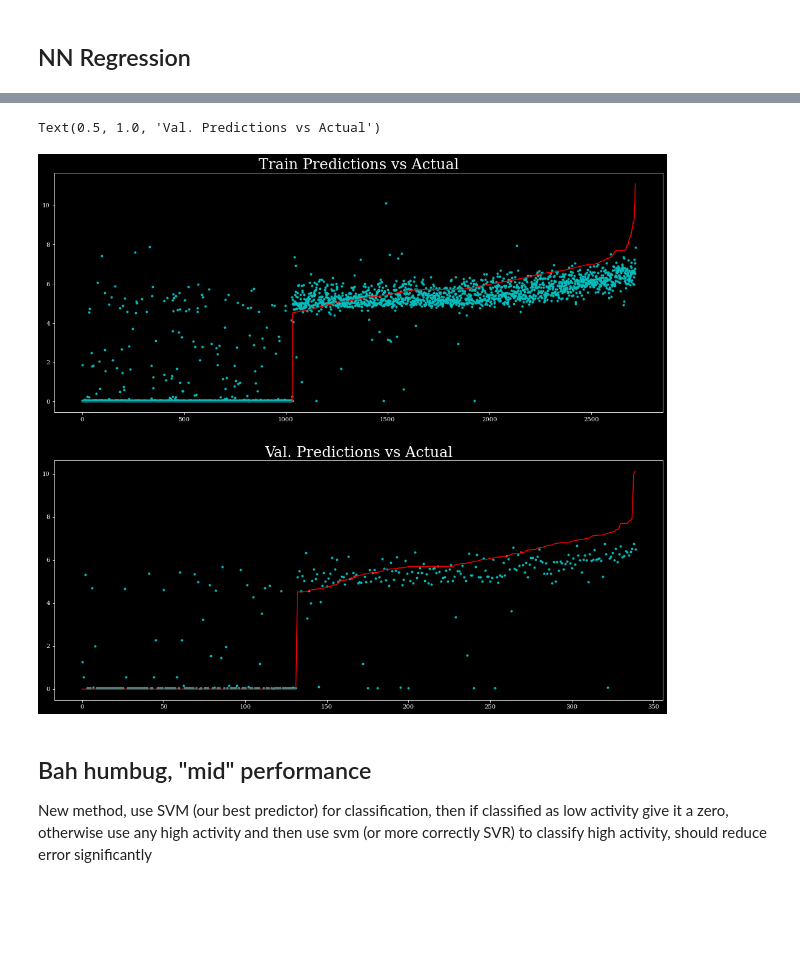
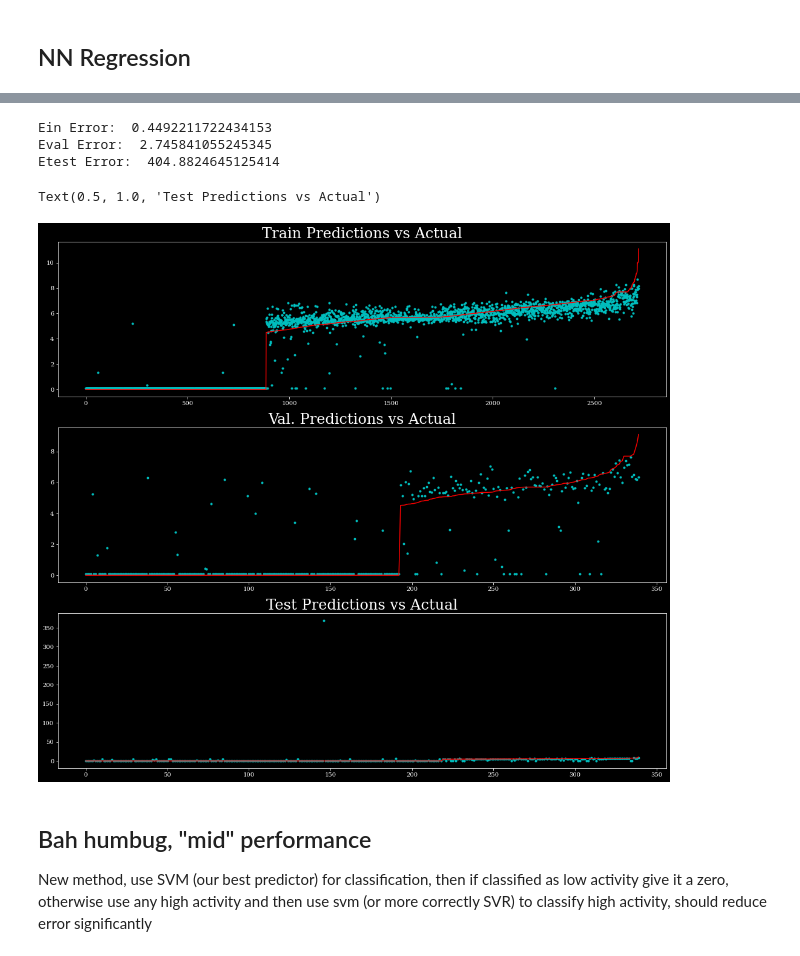
Before and after one commit to timothylindsey/Biola-Lawrence-Livermore-Project, a Jupyter notebook: Code/Regression Models (SVM and NN).ipynb, the cells around one changed output, grey strips where cells are left out. Drawn from its saved outputs; the diff is of its cells as text; code cells hidden in the pictures; blank space fills up the shorter version.

```diff
--- a/Code/Regression Models (SVM and NN).ipynb
+++ b/Code/Regression Models (SVM and NN).ipynb
@@ -14,9 +30,9 @@ print(s.split('.'))
 # %% [output]
 ['testing', 'trex']
 # %%
-compoundsTrain, smilesTrain, labelsTrain, compoundDataTrain, activitiesTrain = Loader.getTrain(defaultValue=0)
-compoundsTest, smilesTest, labelsTest, compoundDataTest, activitiesTest = Loader.getTest(defaultValue=0)
-compoundsValidate, smilesValidate, labelsValidate, compoundDataValidate, activitiesValidate = Loader.getValidate(defaultValue=0)
+compoundsTrain, smilesTrain, labelsTrain, compoundDataTrain, activitiesTrain = Loader.getTrain(defaultValue=0,scaffold=True)
+compoundsTest, smilesTest, labelsTest, compoundDataTest, activitiesTest = Loader.getTest(defaultValue=0,scaffold=True)
+compoundsValidate, smilesValidate, labelsValidate, compoundDataValidate, activitiesValidate = Loader.getValidate(defaultValue=0,scaffold=True)
 
 trainData, testData, valData = Transformer.normalizeData(compoundDataTrain, compoundDataTest,
                                                          compoundDataValidate, newMean=0, newStd=1)
@@ -135,21 +156,33 @@ Epoch 50/50
 # %%
-fig, ax = plt.subplots(2, figsize=(18,16))
+fig, ax = plt.subplots(3, figsize=(18,16))
 
-trainPred = model.predict(trainData).flatten()
-valPred = model.predict(valData).flatten()
+trainPred = nnRegrMod.predict(trainData).flatten()
+valPred = nnRegrMod.predict(valData).flatten()
+testPred = nnRegrMod.predict(testData).flatten()
+
+print("Ein Error: ", mean_squared_error(activitiesTrain, trainPred))
+print("Eval Error: ", mean_squared_error(activitiesValidate, valPred))
+print("Etest Error: ", mean_squared_error(activitiesTest, testPred)) #DO NOT Run this often
 
 trainOrder = np.argsort(activitiesTrain)
 valOrder = np.argsort(activitiesValidate)
+testOrder = np.argsort(activitiesTest)
 ax[0].plot(trainPred[trainOrder], "c.")
 ax[0].plot(activitiesTrain[trainOrder], color="red")
 ax[1].plot(valPred[valOrder], "c.")
 ax[1].plot(activitiesValidate[valOrder], color="red")
+ax[2].plot(testPred[testOrder], "c.")
+ax[2].plot(activitiesTest[testOrder], color="red")
 
 ax[0].set_title("Train Predictions vs Actual", fontsize=24)
 ax[1].set_title("Val. Predictions vs Actual", fontsize=24)
+ax[2].set_title("Test Predictions vs Actual", fontsize=24)
 # %% [output]
-Text(0.5, 1.0, 'Val. Predictions vs Actual')
+Ein Error:  0.4492211722434153
+Eval Error:  2.745841055245345
+Etest Error:  404.8824645125414
+Text(0.5, 1.0, 'Test Predictions vs Actual')
-[figure, old version]
+[figure, new version]
 # %% [markdown]
 ## Bah humbug, "mid" performance
 New method, use SVM (our best predictor) for classification, then if classified as low activity give it a zero, otherwise use any high activity and then use svm (or more correctly SVR) to classify high activity, should reduce error significantly
```
Also changed, not shown: parts of 3 cells of this notebook.
